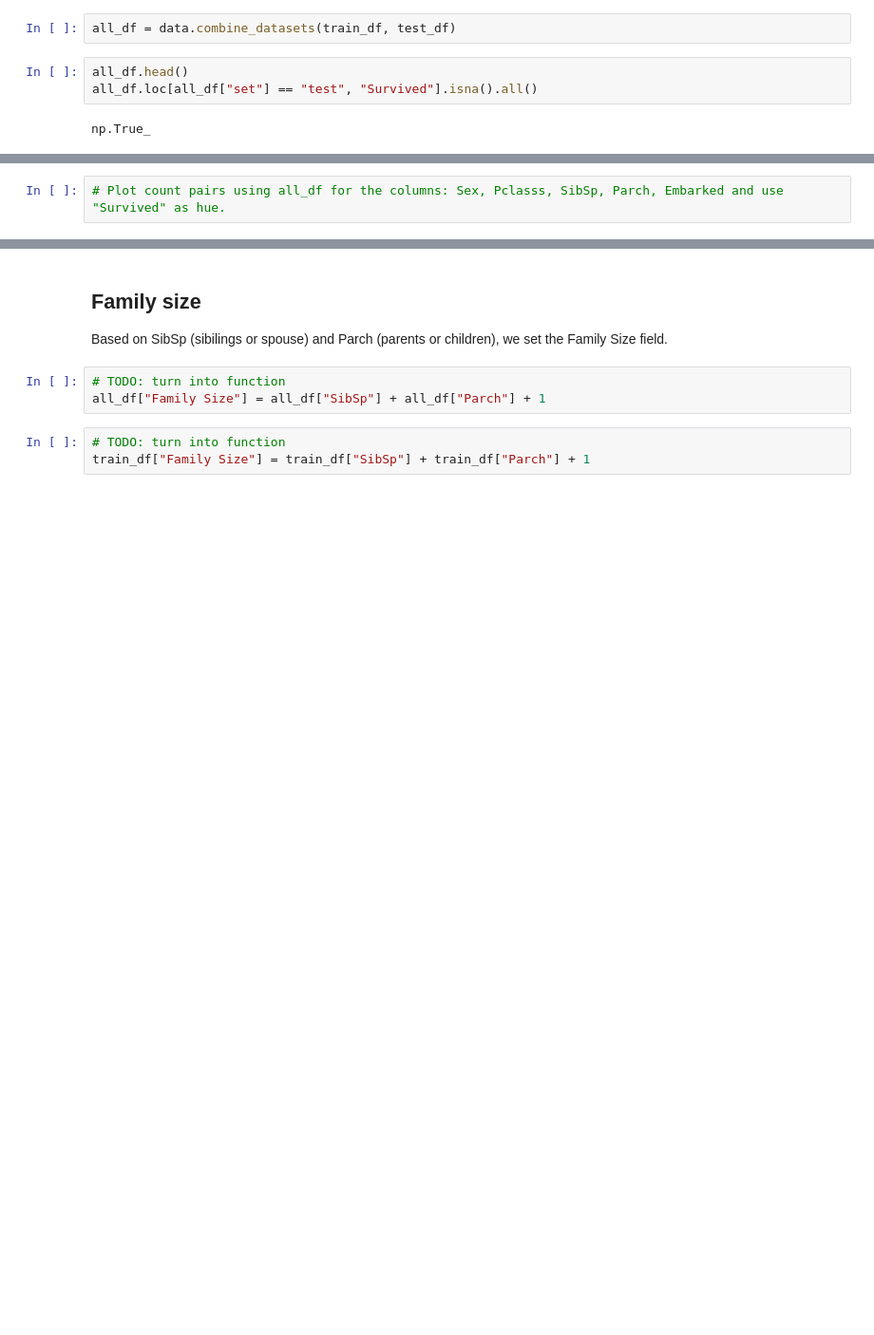
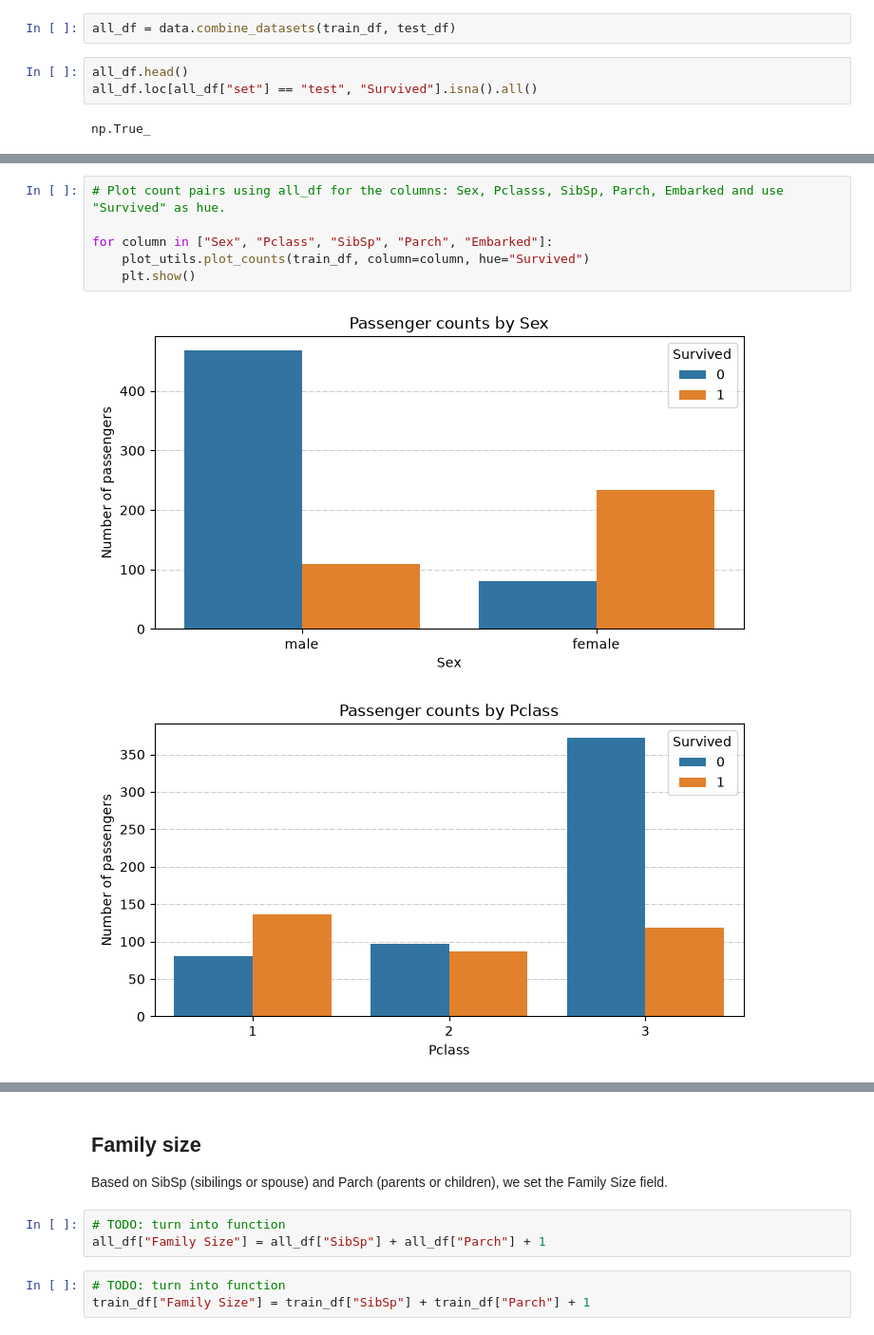
Before and after one commit to isabelBackes/ps1_ex4_nb_to_repo, a Jupyter notebook: Titanic Data Journey.ipynb, the cells around one changed output, grey strips where cells are left out. Shown at 95% size. Drawn from its saved outputs; the diff is of its cells as text; blank space fills up the shorter version.

```diff
--- a/Titanic Data Journey.ipynb
+++ b/Titanic Data Journey.ipynb
@@ -221,2 +232,9 @@ plt.show()
 # %%
 # Plot count pairs using all_df for the columns: Sex, Pclasss, SibSp, Parch, Embarked and use "Survived" as hue.
+
+for column in ["Sex", "Pclass", "SibSp", "Parch", "Embarked"]:
+    plot_utils.plot_counts(train_df, column=column, hue="Survived")
+    plt.show()
+# %% [output]
+[figure, added]
+[figure, added]
```
Also changed, not shown: parts of 9 cells of this notebook, 2 other files.
